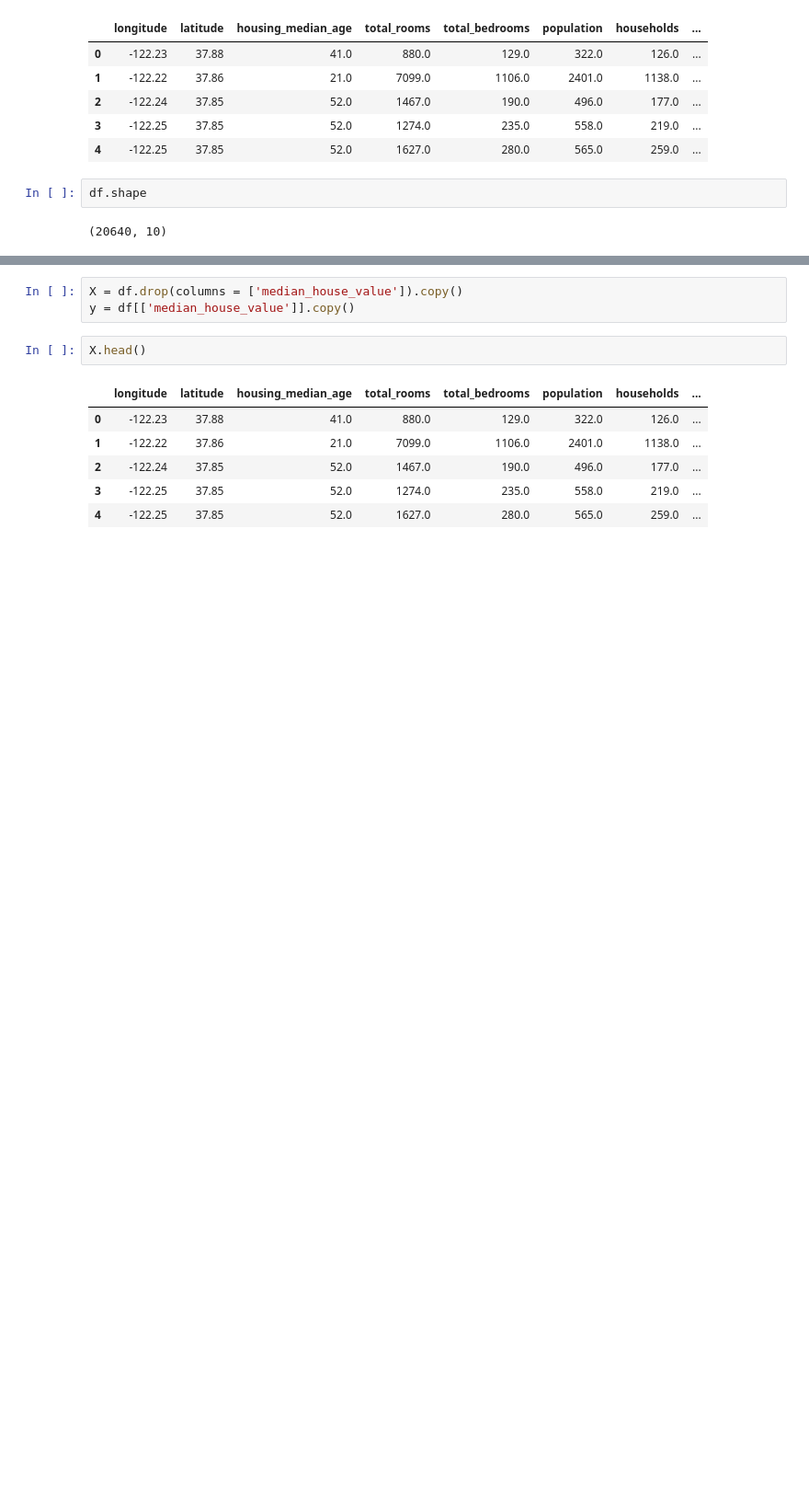
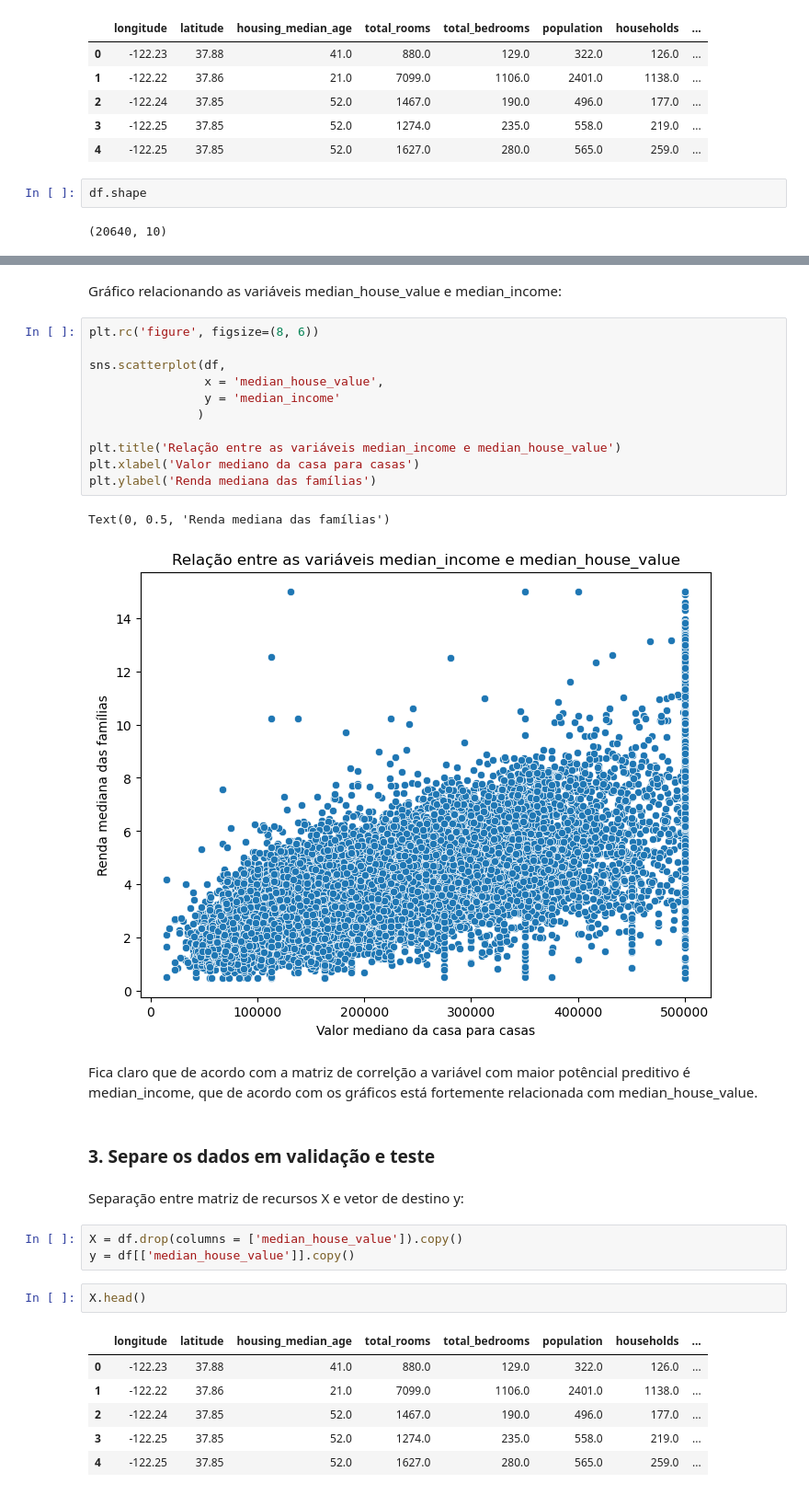
Before and after one commit to nobrevitor/EBAC, a Jupyter notebook: Desenvolvimento de aplicações com Python/3 - Árvores 2 - Árvore de regressão/Profissão Cientista de Dados_M11_assignment01.ipynb, the cells around one changed output, grey strips where cells are left out. Shown at 92% size. Cells and saved outputs as stored; diff of their text form; blank space fills up the shorter version.

```diff
--- a/Desenvolvimento de aplicações com Python/3 - Árvores 2 - Árvore de regressão/Profissão Cientista de Dados_M11_assignment01.ipynb
+++ b/Desenvolvimento de aplicações com Python/3 - Árvores 2 - Árvore de regressão/Profissão Cientista de Dados_M11_assignment01.ipynb
@@ -46,3 +209,25 @@ df.shape
+# %% [markdown]
+Gráfico relacionando as variáveis median_house_value e median_income:
+# %%
+plt.rc('figure', figsize=(8, 6))
+
+sns.scatterplot(df,
+                x = 'median_house_value',
+                y = 'median_income'
+               )
+
+plt.title('Relação entre as variáveis median_income e median_house_value')
+plt.xlabel('Valor mediano da casa para casas')
+plt.ylabel('Renda mediana das famílias')
+# %% [output]
+Text(0, 0.5, 'Renda mediana das famílias')
+[figure, added]
+# %% [markdown]
+Fica claro que de acordo com a matriz de correlção a variável com maior potêncial preditivo é median_income, que de acordo com os gráficos está fortemente relacionada com median_house_value.
+# %% [markdown]
+### 3. Separe os dados em validação e teste
+# %% [markdown]
+Separação entre matriz de recursos X e vetor de destino y:
 # %%
 X = df.drop(columns = ['median_house_value']).copy()
 y = df[['median_house_value']].copy()
```
Also changed, not shown: parts of 39 cells of this notebook.
